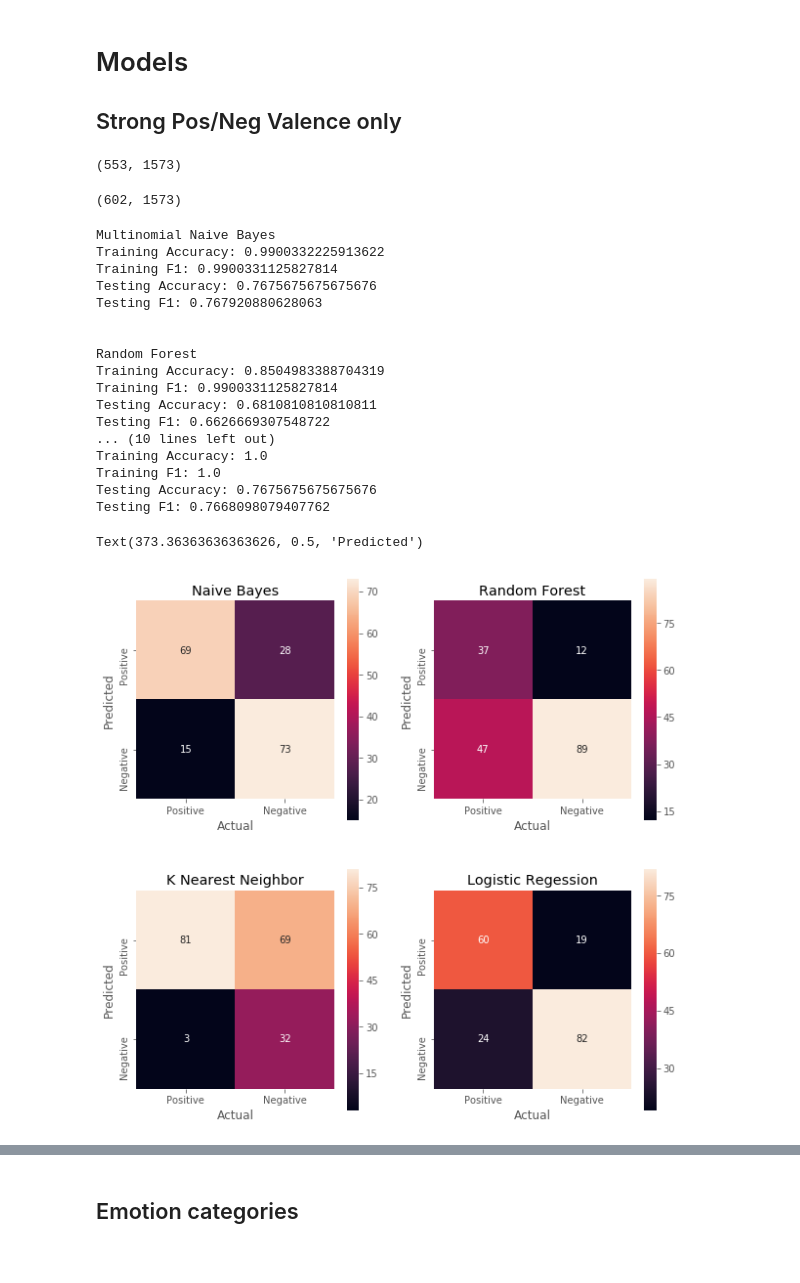
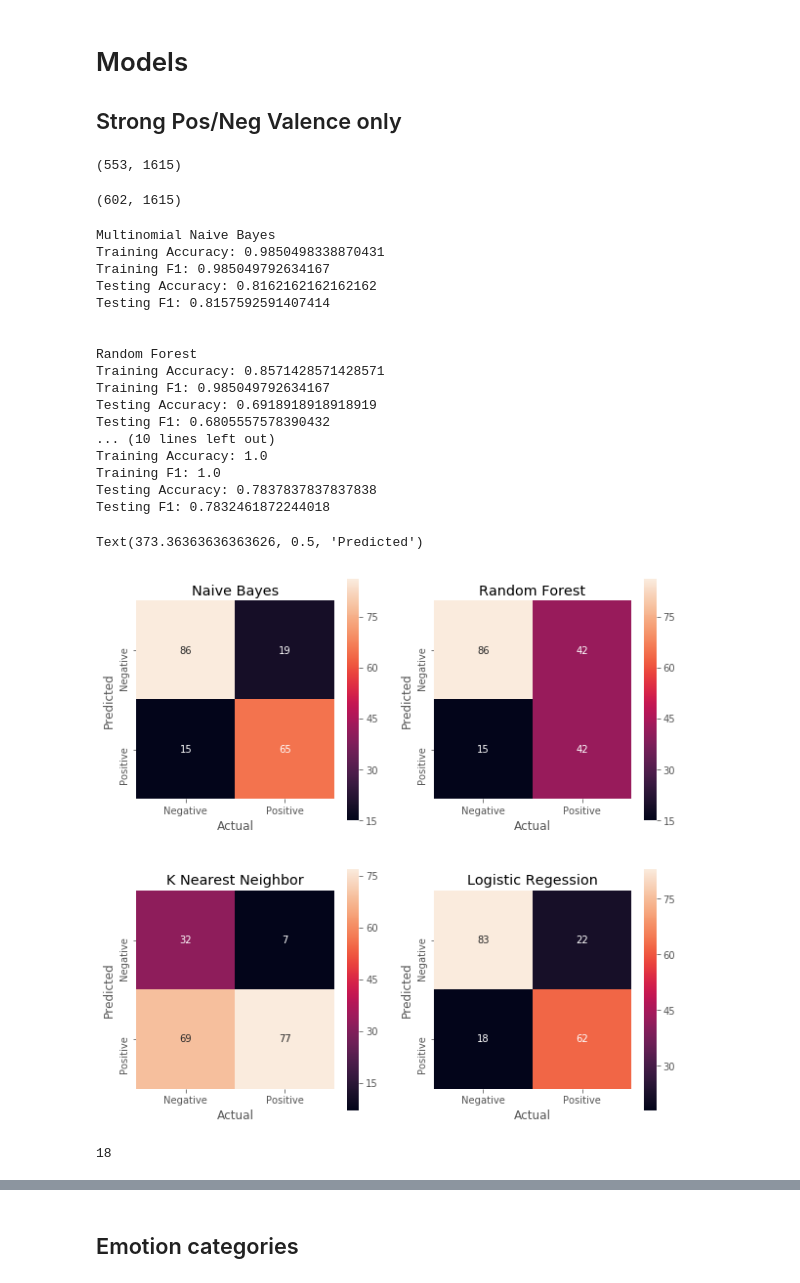
Before and after one commit to kemepley/Detecting_Emotions, a Jupyter notebook: workbook.ipynb, the cells around one changed output, grey strips where cells are left out. Drawn from its saved outputs; the diff is of its cells as text; code cells hidden in the pictures.

```diff
--- a/workbook.ipynb
+++ b/workbook.ipynb
@@ -140,8 +151,8 @@ sns.heatmap(corr, xticklabels=corr.columns, yticklabels=corr.columns, annot=True
 
 ## Strong Pos/Neg Valence only
 # %%
+y = valence_df['label'].loc[(valence_df['label']==1)|(valence_df['label']==0)]
 X = corpus_df['text'].iloc[y.index]
-y = valence_df['label'].loc[(valence_df['label']==1)|(valence_df['label']==2)]
 
 X_train, X_test, y_train, y_test = train_test_split(X, y, stratify=y, random_state=1)
 # %%
@@ -150,13 +161,13 @@ tf_idf_X_train = vectorizer.fit_transform(X_train)
 tf_idf_X_test = vectorizer.transform(X_test)
 tf_idf_X_train.shape
 # %% [output]
-(553, 1573)
+(553, 1615)
 # %%
 smt = SMOTE(sampling_strategy='not majority')
 X_res, y_res = smt.fit_resample(tf_idf_X_train, y_train)
 X_res.shape
 # %% [output]
-(602, 1573)
+(602, 1615)
 # %%
 nb_classifier = MultinomialNB()
 rf_classifier = RandomForestClassifier(max_depth=25)
@@ -207,7 +218,7 @@ print("\n")
 plt.figure(figsize=(10,10))
 plt.subplot(2,2,1)
 cm = confusion_matrix(y_test, nb_test_preds)
-sns.heatmap(cm.T, square=True, annot=True, yticklabels=['Positive', 'Negative'], xticklabels=['Positive', 'Negative'])
+sns.heatmap(cm.T, square=True, annot=True, yticklabels=['Negative', 'Positive'], xticklabels=['Negative', 'Positive', ])
 plt.title('Naive Bayes')
 plt.xlabel('Actual')
 plt.ylabel('Predicted')
@@ -220,7 +231,7 @@ print("Testing F1:", rf_test_f1)
 print("\n")
 plt.subplot(2,2,2)
 cm = confusion_matrix(y_test, rf_test_preds)
-sns.heatmap(cm.T, square=True, annot=True, yticklabels=['Positive', 'Negative'], xticklabels=['Positive', 'Negative'])
+sns.heatmap(cm.T, square=True, annot=True, yticklabels=['Negative', 'Positive'], xticklabels=['Negative', 'Positive', ])
 plt.title('Random Forest')
 plt.xlabel('Actual')
 plt.ylabel('Predicted')
@@ -229,47 +240,49 @@ print('K Nearest Neighbors')
 print("Training Accuracy:", knn_train_acc)
 print("Training F1:", knn_train_f1)
 print("Testing Accuracy:", knn_test_acc)
 print("Testing F1:", knn_test_f1)
 print("\n")
 plt.subplot(2,2,3)
 cm = confusion_matrix(y_test, knn_test_preds)
-sns.heatmap(cm.T, square=True, annot=True, yticklabels=['Positive', 'Negative'], xticklabels=['Positive', 'Negative'])
+sns.heatmap(cm.T, square=True, annot=True, yticklabels=['Negative', 'Positive'], xticklabels=['Negative', 'Positive'])
 plt.title('K Nearest Neighbor')
 plt.xlabel('Actual')
 plt.ylabel('Predicted')
 
 print('Logistic Regression')
 print("Training Accuracy:", lr_train_acc)
 print("Training F1:", lr_train_f1)
 print("Testing Accuracy:", lr_test_acc)
 print("Testing F1:", lr_test_f1)
 plt.subplot(2,2,4)
 cm = confusion_matrix(y_test, lr_test_preds)
-sns.heatmap(cm.T, square=True, annot=True, yticklabels=['Positive', 'Negative'], xticklabels=['Positive', 'Negative'])
+sns.heatmap(cm.T, square=True, annot=True, yticklabels=['Negative', 'Positive'], xticklabels=['Negative', 'Positive'])
 plt.title('Logistic Regession')
 plt.xlabel('Actual')
 plt.ylabel('Predicted')
 # %% [output]
 Multinomial Naive Bayes
-Training Accuracy: 0.9900332225913622
-Training F1: 0.9900331125827814
-Testing Accuracy: 0.7675675675675676
-Testing F1: 0.767920880628063
+Training Accuracy: 0.9850498338870431
+Training F1: 0.985049792634167
+Testing Accuracy: 0.8162162162162162
+Testing F1: 0.8157592591407414
 
 
 Random Forest
-Training Accuracy: 0.8504983388704319
-Training F1: 0.9900331125827814
-Testing Accuracy: 0.6810810810810811
-Testing F1: 0.6626669307548722
+Training Accuracy: 0.8571428571428571
+Training F1: 0.985049792634167
+Testing Accuracy: 0.6918918918918919
+Testing F1: 0.6805557578390432
 ... (10 lines left out)
 Training Accuracy: 1.0
 Training F1: 1.0
-Testing Accuracy: 0.7675675675675676
-Testing F1: 0.7668098079407762
+Testing Accuracy: 0.7837837837837838
+Testing F1: 0.7832461872244018
 Text(373.36363636363626, 0.5, 'Predicted')
-[figure, old version]
+[figure, new version]
 # %%
-df = pd.DataFrame({"true": y_test, "predicted":knn_test_preds})
-len(df.loc[(df.true==1) & (df.predicted==2)])
+df = pd.DataFrame({"true": y_test, "predicted":lr_test_preds})
+len(df.loc[(df.true==0) & (df.predicted==1)])
+# %% [output]
+18
 # %% [markdown]
```
Also changed, not shown: parts of 25 cells of this notebook, 1 other file.
